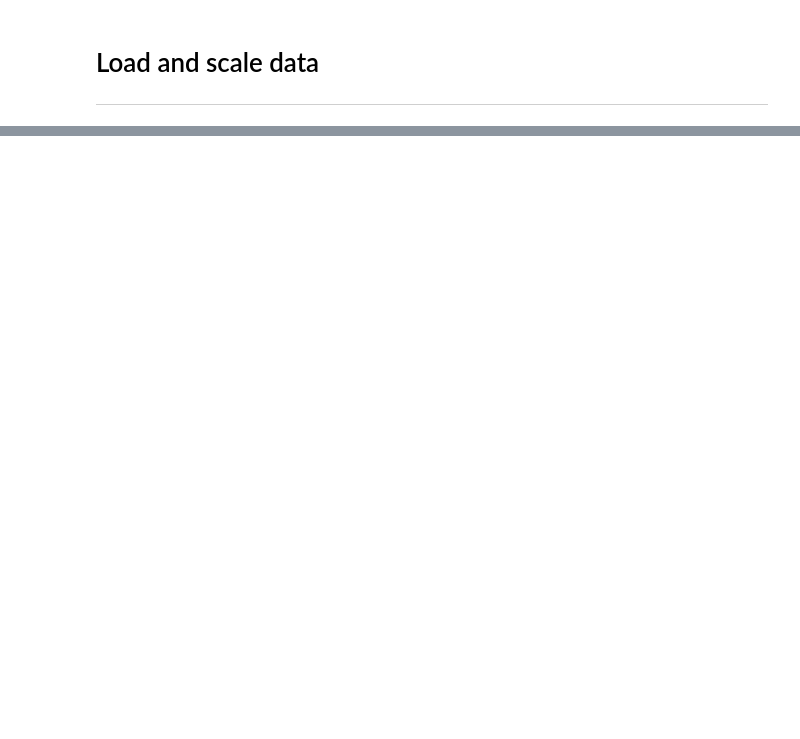
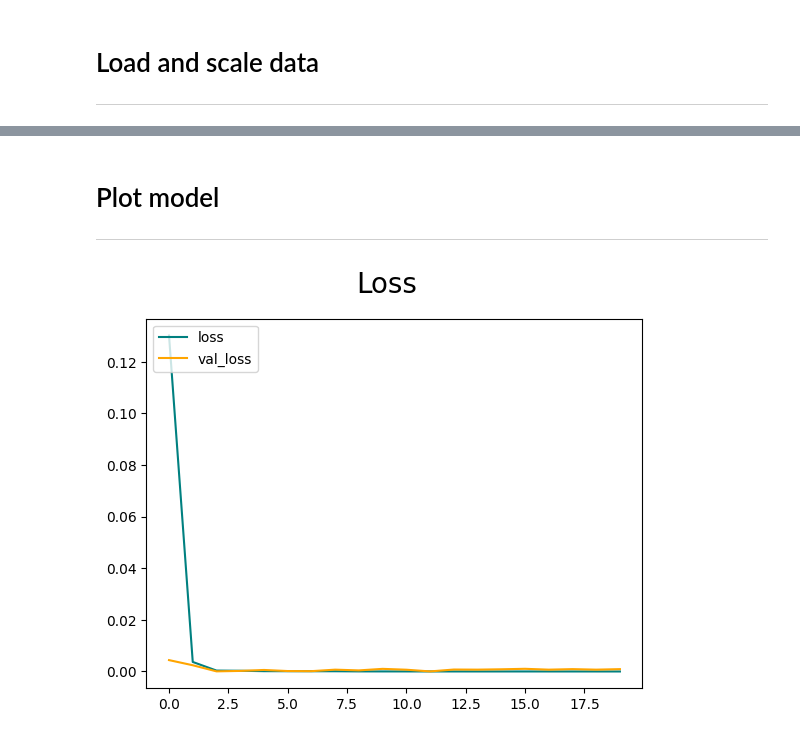
Before and after one commit to samuelastech/image-classification, a Jupyter notebook: src/image_classificator.ipynb, the cells around one changed output, grey strips where cells are left out. Cells and saved outputs as stored; diff of their text form; code cells hidden in the pictures; blank space fills up the shorter version.

Commit message:
feat: Deep Learning
Build the Artificial Neural Network, train it, and plot the
performance

```diff
--- a/src/image_classificator.ipynb
+++ b/src/image_classificator.ipynb
@@ -157,0 +159,2 @@ model.add(Dense(1, activation='sigmoid'))
+# %%
+model.compile('adam', loss=tf.losses.BinaryCrossentropy(), metrics=['accuracy'])
@@ -157,0 +184,4 @@ model.add(Dense(1, activation='sigmoid'))
+# %%
+logdir = 'logs'
+tensorboard_callback = tf.keras.callbacks.TensorBoard(log_dir=logdir)
+hist = model.fit(train, epochs=20, validation_data=val, callbacks=[tensorboard_callback])
@@ -157,0 +206,12 @@ model.add(Dense(1, activation='sigmoid'))
+# %% [markdown]
+# Plot model
+<hr>
+# %%
+fig = plt.figure()
+plt.plot(hist.history['loss'], color='teal', label='loss')
+plt.plot(hist.history['val_loss'], color='orange', label='val_loss')
+fig.suptitle('Loss', fontsize=20)
+plt.legend(loc="upper left")
+plt.show()
+# %% [output]
+[figure, added]
```
Also changed, not shown: parts of 17 cells of this notebook, 28 other files.
